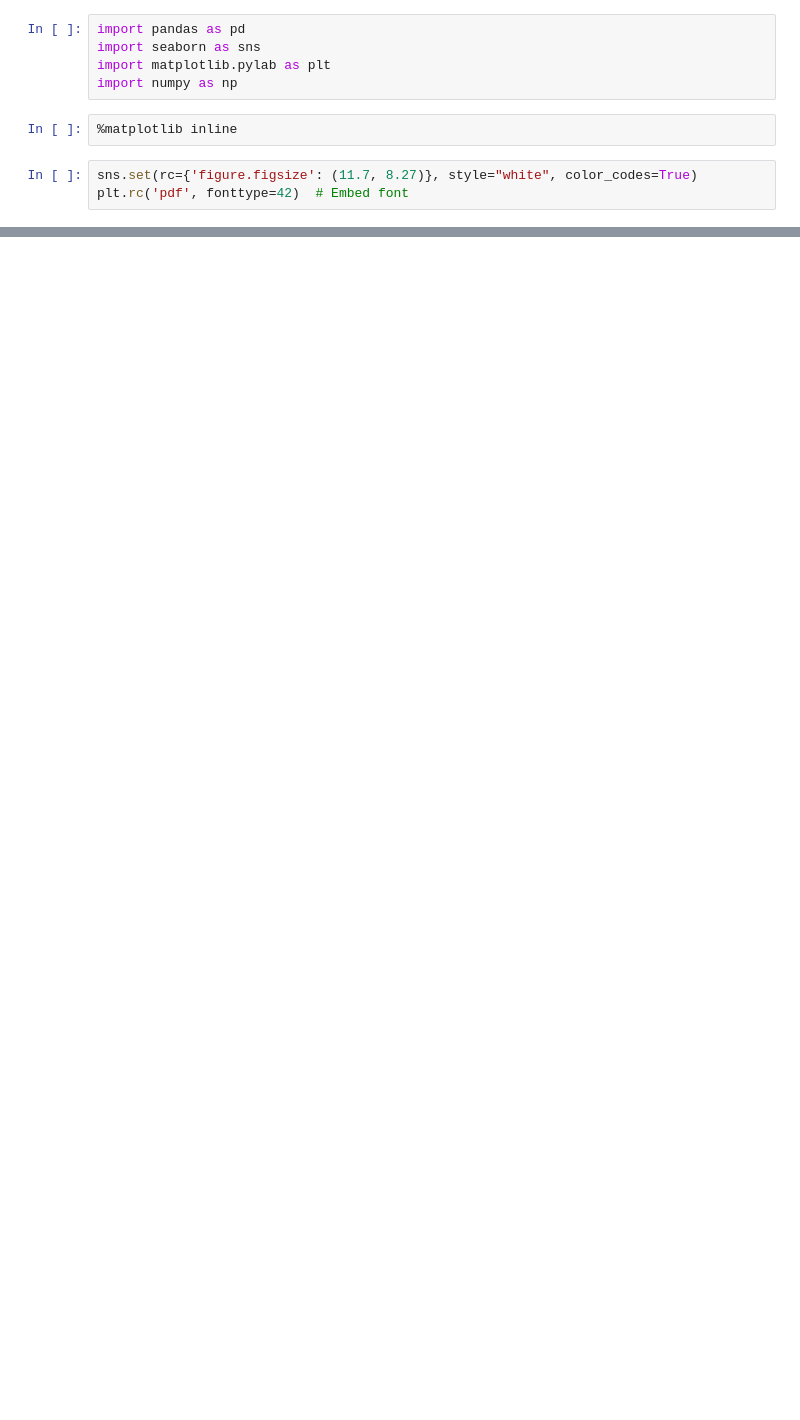
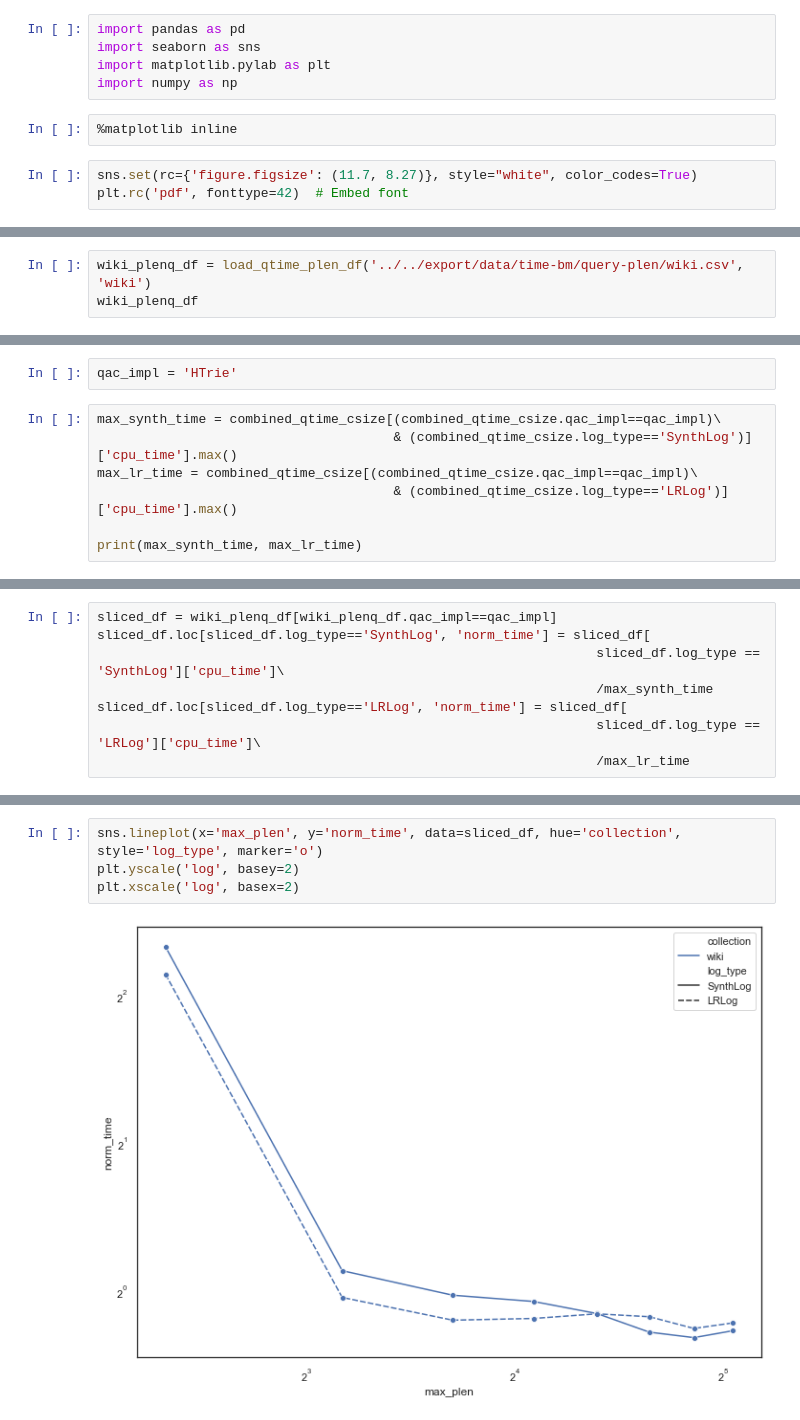
Before and after one commit to unnikrishnanta/qac-eval, a Jupyter notebook: Python/Notebooks/QueryTimes.ipynb, the cells around one changed output, grey strips where cells are left out. Drawn from its saved outputs; the diff is of its cells as text; blank space fills up the shorter version.

Commit message:
New plots

```diff
--- a/Python/Notebooks/QueryTimes.ipynb
+++ b/Python/Notebooks/QueryTimes.ipynb
@@ -82,0 +181,3 @@ wiki_csize_df.time_unit.unique()[0]
+# %%
+wiki_plenq_df = load_qtime_plen_df('../../export/data/time-bm/query-plen/wiki.csv', 'wiki')
+wiki_plenq_df
@@ -82,0 +229,9 @@ wiki_csize_df.time_unit.unique()[0]
+# %%
+qac_impl = 'HTrie'
+# %%
+max_synth_time = combined_qtime_csize[(combined_qtime_csize.qac_impl==qac_impl)\
+                                      & (combined_qtime_csize.log_type=='SynthLog')]['cpu_time'].max()
+max_lr_time = combined_qtime_csize[(combined_qtime_csize.qac_impl==qac_impl)\
+                                      & (combined_qtime_csize.log_type=='LRLog')]['cpu_time'].max()
+
+print(max_synth_time, max_lr_time)
@@ -82,0 +251,8 @@ wiki_csize_df.time_unit.unique()[0]
+# %%
+sliced_df = wiki_plenq_df[wiki_plenq_df.qac_impl==qac_impl]
+sliced_df.loc[sliced_df.log_type=='SynthLog', 'norm_time'] = sliced_df[
+                                                                sliced_df.log_type == 'SynthLog']['cpu_time']\
+                                                                /max_synth_time
+sliced_df.loc[sliced_df.log_type=='LRLog', 'norm_time'] = sliced_df[
+                                                                sliced_df.log_type == 'LRLog']['cpu_time']\
+                                                                /max_lr_time
@@ -82,0 +295,6 @@ wiki_csize_df.time_unit.unique()[0]
+# %%
+sns.lineplot(x='max_plen', y='norm_time', data=sliced_df, hue='collection', style='log_type', marker='o')
+plt.yscale('log', basey=2)
+plt.xscale('log', basex=2)
+# %% [output]
+[figure, added]
```
Also changed, not shown: parts of 39 cells of this notebook, 11 other files.
